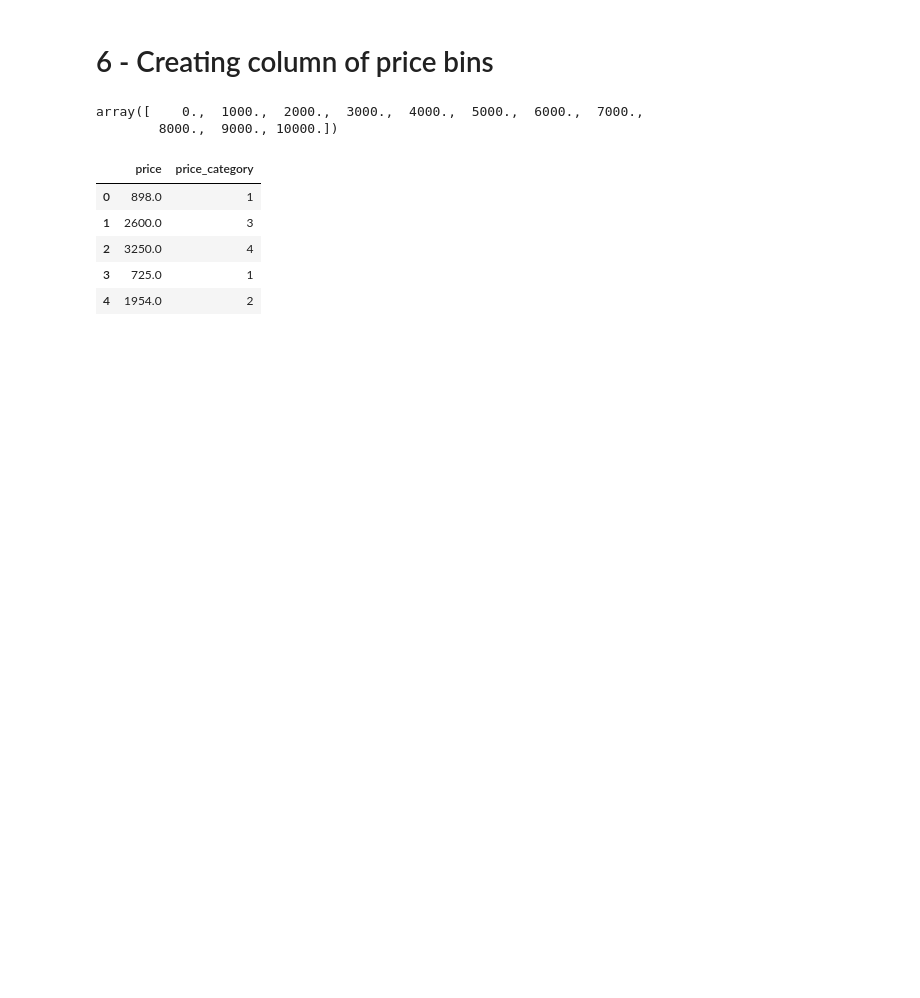
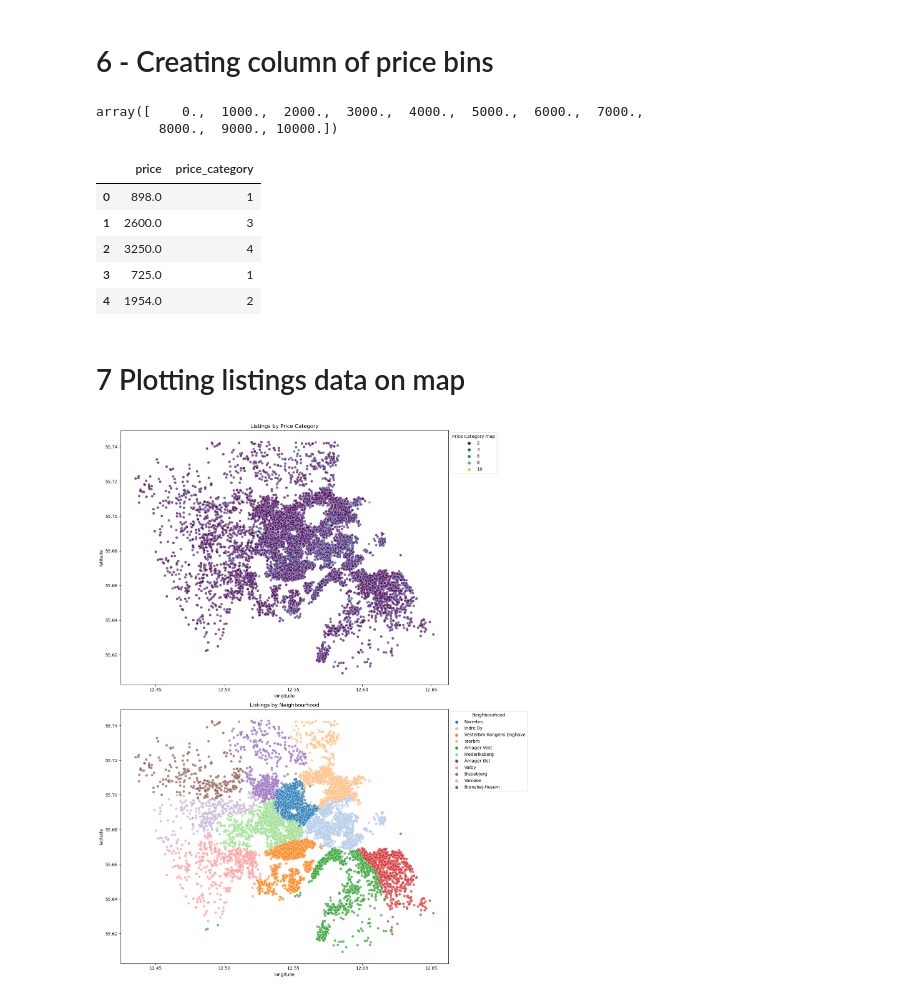
Before and after one commit to michaelbui99/mal-assignment-1, a Jupyter notebook: assignment01.ipynb, the cells around one changed output. Cells and saved outputs as stored; diff of their text form; code cells hidden in the pictures; blank space fills up the shorter version.

```diff
--- a/assignment01.ipynb
+++ b/assignment01.ipynb
@@ -178,3 +178,20 @@ data[['price', 'price_category']].head()
 | 2 | 3250.0 | 4 |
 | 3 | 725.0 | 1 |
 | 4 | 1954.0 | 2 |
+# %% [markdown]
+# 7 Plotting listings data on map
+# %%
+import seaborn as sns
+fig, ax = plt.subplots(2, 1, figsize=(14, 18))
+sns.scatterplot(data=data, x='longitude', y='latitude', hue='price_category', palette='viridis', ax=ax[0], alpha=0.7)
+ax[0].set_title("Listings by Price Category")
+ax[0].legend(loc="upper left", title="Price Category map", bbox_to_anchor=(1, 1))
+
+sns.scatterplot(data=data, x='longitude', y='latitude', hue='neighbourhood_cleansed', palette='tab20', ax=ax[1], alpha=0.7)
+ax[1].set_title("Listings by Neighbourhood")
+ax[1].legend(loc="upper left", title="Neighbourhood", bbox_to_anchor=(1, 1))
+
+plt.tight_layout()
+plt.show()
+# %% [output]
+[figure, added]
```
Also changed, not shown: parts of 21 cells of this notebook.
